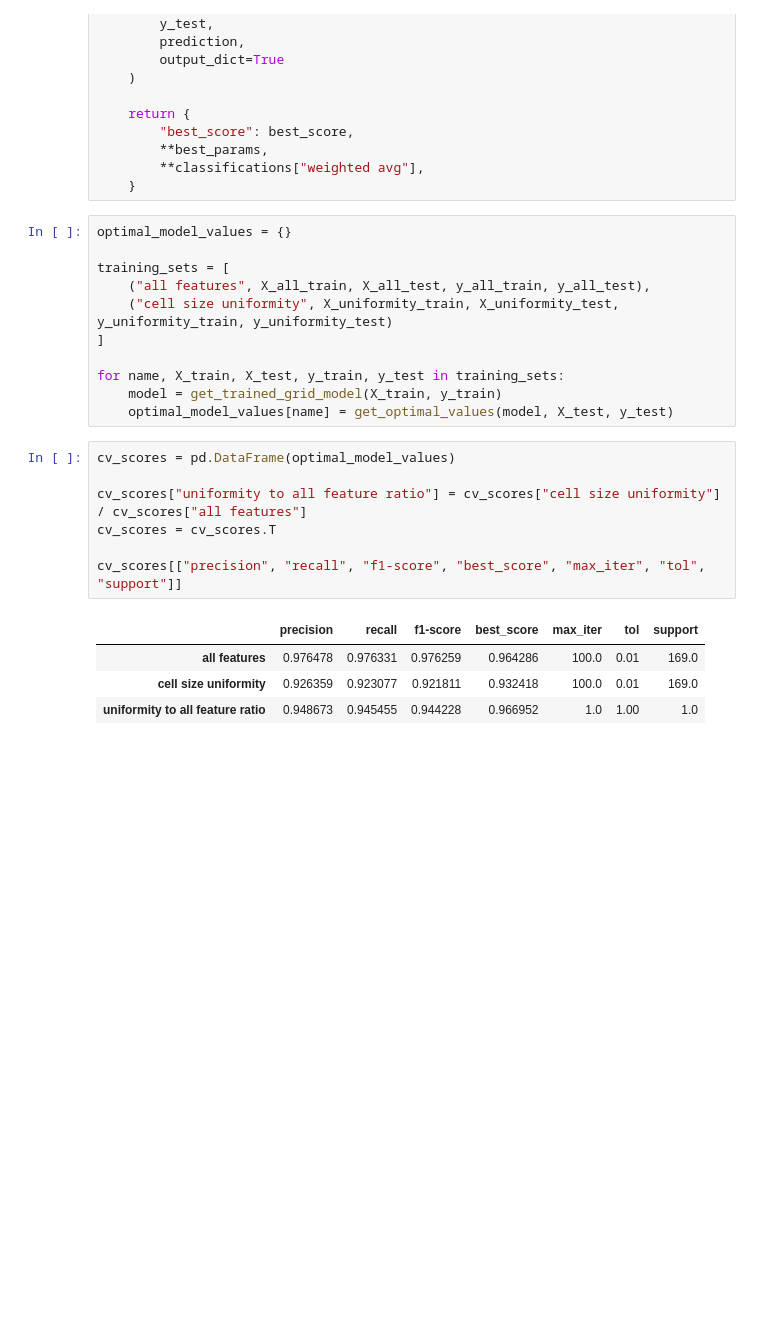
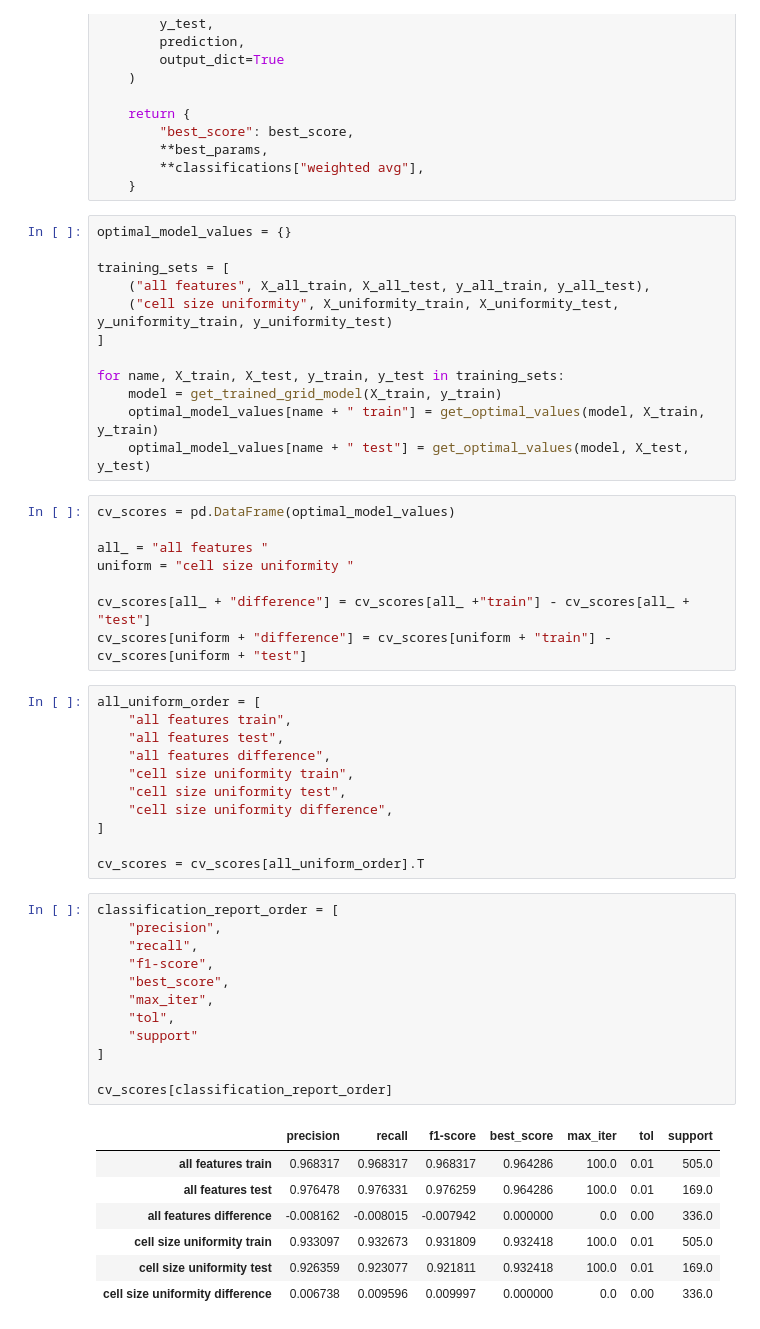
Before and after one commit to MondeAnna/predicting-breast-cancer, a Jupyter notebook: notebooks/predict_breast_cancer.ipynb, the cells around one changed output. Cells and saved outputs as stored; diff of their text form; blank space fills up the shorter version.

```diff
--- a/notebooks/predict_breast_cancer.ipynb
+++ b/notebooks/predict_breast_cancer.ipynb
@@ -748,16 +851,44 @@ training_sets = [
 
 for name, X_train, X_test, y_train, y_test in training_sets:
     model = get_trained_grid_model(X_train, y_train)
-    optimal_model_values[name] = get_optimal_values(model, X_test, y_test)
+    optimal_model_values[name + " train"] = get_optimal_values(model, X_train, y_train)
+    optimal_model_values[name + " test"] = get_optimal_values(model, X_test, y_test)
+# %%
+cv_scores = pd.DataFrame(optimal_model_values)
+
+all_ = "all features "
+uniform = "cell size uniformity "
+
+cv_scores[all_ + "difference"] = cv_scores[all_ +"train"] - cv_scores[all_ + "test"]
+cv_scores[uniform + "difference"] = cv_scores[uniform + "train"] - cv_scores[uniform + "test"]
+# %%
+all_uniform_order = [
+    "all features train",
+    "all features test",
+    "all features difference",
+    "cell size uniformity train",
+    "cell size uniformity test",
+    "cell size uniformity difference",
+]
+
+cv_scores = cv_scores[all_uniform_order].T
 # %%
-cv_scores = pd.DataFrame(optimal_model_values)
+classification_report_order = [
+    "precision",
+    "recall",
+    "f1-score",
+    "best_score",
+    "max_iter",
+    "tol",
+    "support"
+]
 
-cv_scores["uniformity to all feature ratio"] = cv_scores["cell size uniformity"] / cv_scores["all features"]
-cv_scores = cv_scores.T
-
-cv_scores[["precision", "recall", "f1-score", "best_score", "max_iter", "tol", "support"]]
+cv_scores[classification_report_order]
 # %% [output]
 |  | precision | recall | f1-score | best_score | max_iter | tol | support |
-| all features | 0.976478 | 0.976331 | 0.976259 | 0.964286 | 100.0 | 0.01 | 169.0 |
-| cell size uniformity | 0.926359 | 0.923077 | 0.921811 | 0.932418 | 100.0 | 0.01 | 169.0 |
-| uniformity to all feature ratio | 0.948673 | 0.945455 | 0.944228 | 0.966952 | 1.0 | 1.00 | 1.0 |
+| all features train | 0.968317 | 0.968317 | 0.968317 | 0.964286 | 100.0 | 0.01 | 505.0 |
+| all features test | 0.976478 | 0.976331 | 0.976259 | 0.964286 | 100.0 | 0.01 | 169.0 |
+| all features difference | -0.008162 | -0.008015 | -0.007942 | 0.000000 | 0.0 | 0.00 | 336.0 |
+| cell size uniformity train | 0.933097 | 0.932673 | 0.931809 | 0.932418 | 100.0 | 0.01 | 505.0 |
+| cell size uniformity test | 0.926359 | 0.923077 | 0.921811 | 0.932418 | 100.0 | 0.01 | 169.0 |
+| cell size uniformity difference | 0.006738 | 0.009596 | 0.009997 | 0.000000 | 0.0 | 0.00 | 336.0 |
```
Also changed, not shown: parts of 26 cells of this notebook, 1 other file.
